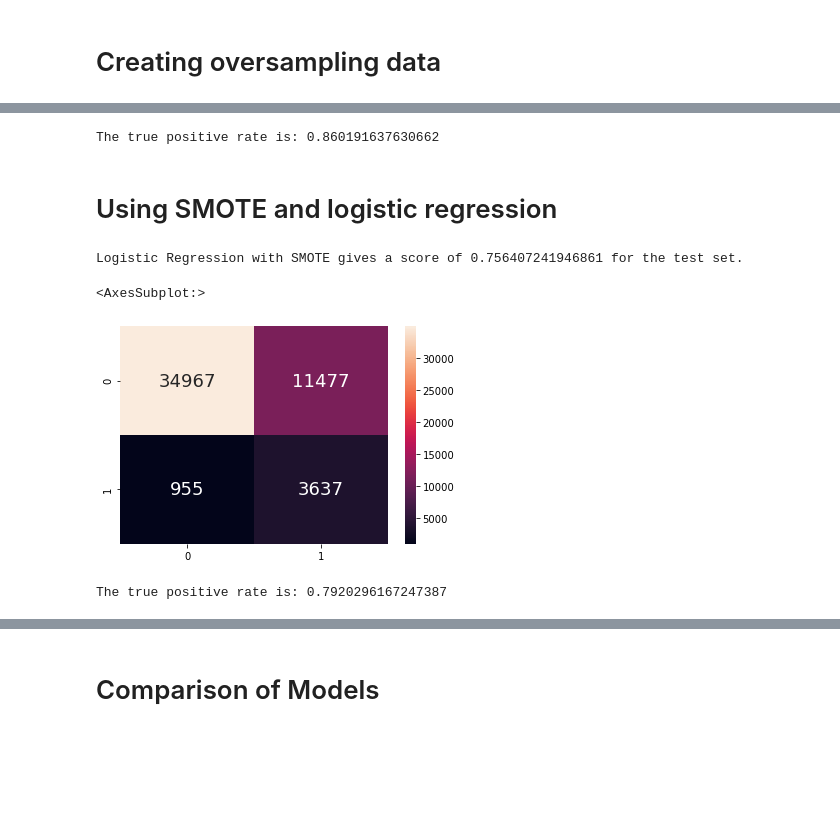
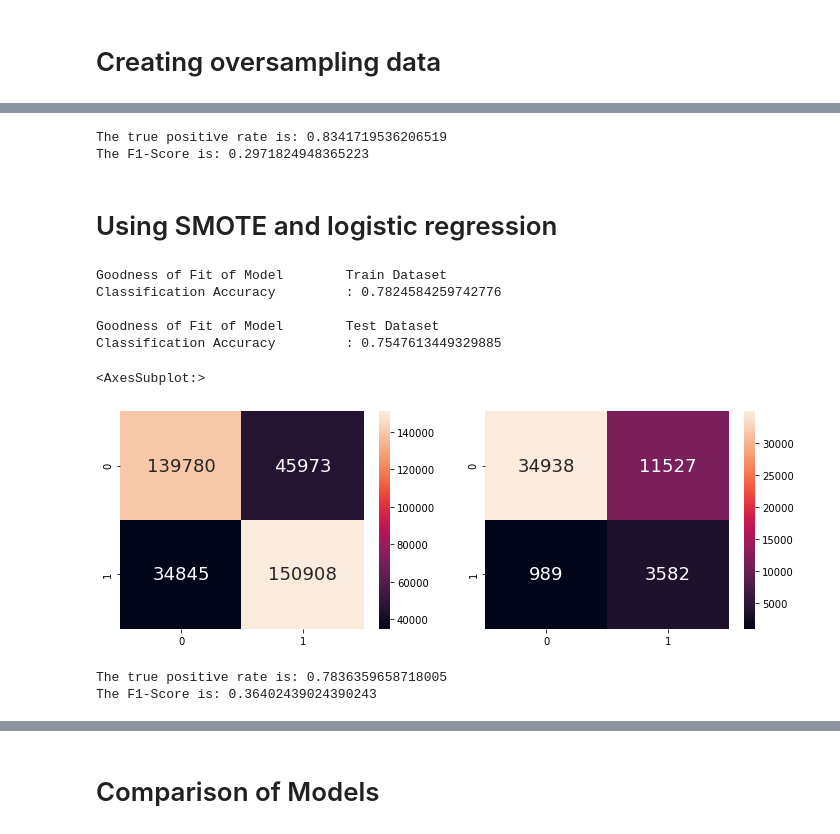
Before and after one commit to crockie/Heart-Disease-Predictor, a Jupyter notebook: DSAIprojectML_V4.ipynb, the cells around one changed output, grey strips where cells are left out. Drawn from its saved outputs; the diff is of its cells as text; code cells hidden in the pictures; blank space fills up the shorter version.

```diff
--- a/DSAIprojectML_V4.ipynb
+++ b/DSAIprojectML_V4.ipynb
@@ -529,9 +608,17 @@ TPR = TP/(TP+FN)
 
 DT_Over_tpr = TPR[1]
 
+Precision = TP/(TP+FP)
+Recall = TP/(TP+FN)
+
+F1_Score = (2*Precision*Recall)/(Precision + Recall)
+F1_DT_Over = F1_Score[1]
+
 print(f"The true positive rate is: {DT_Over_tpr}")
+print(f"The F1-Score is: {F1_DT_Over}")
 # %% [output]
-The true positive rate is: 0.860191637630662
+The true positive rate is: 0.8341719536206519
+The F1-Score is: 0.2971824948365223
 # %% [markdown]
 # Using SMOTE and logistic regression
 # %%
@@ -541,28 +628,46 @@ from sklearn.metrics import accuracy_score, f1_score, confusion_matrix, recall_s
 # %%
 train_predictors = train.iloc[:,1:]
 train_response = train[['HeartDiseaseorAttack']]
 
 test_predictors = test.iloc[:,1:]
 test_response = test[['HeartDiseaseorAttack']]
 
 sm = SMOTE(sampling_strategy = 'minority')
 Xsm_train, ysm_train = sm.fit_resample(train_predictors, train_response)
 
 smote = LogisticRegression(solver='lbfgs', max_iter= 254972).fit(Xsm_train, ysm_train.values.ravel())
 
 smote_pred = smote.predict(X_test)
 
-# Checking accuracy
+
+# Check the Goodness of Fit (on Train Data)
+print("Goodness of Fit of Model \tTrain Dataset")
+print("Classification Accuracy \t:", accuracy_score(ysm_train, smote.predict(Xsm_train)))
+print()
+
+# Check the Goodness of Fit (on Test Data)
+print("Goodness of Fit of Model \tTest Dataset")
 smote_score = accuracy_score(test_response, smote_pred)
-print(f"Logistic Regression with SMOTE gives a score of {smote_score} for the test set.")
-cm_smote = confusion_matrix(test_response, smote_pred)
-sb.heatmap(cm_smote, annot = True, fmt=".0f", annot_kws={"size": 18})
+print("Classification Accuracy \t:", smote_score)
+print()
+
+# Plot the Confusion Matrix for Train and Test
+f, axes = plt.subplots(1, 2, figsize=(12, 4))
+sb.heatmap(confusion_matrix(ysm_train, smote.predict(Xsm_train)),
+           annot = True, fmt=".0f", annot_kws={"size": 18}, ax = axes[0])
+
+LR_smote = confusion_matrix(test_response, smote_pred)
+sb.heatmap(LR_smote, annot = True, fmt=".0f", annot_kws={"size": 18}, ax = axes[1])
 # %% [output]
-Logistic Regression with SMOTE gives a score of 0.756407241946861 for the test set.
+Goodness of Fit of Model        Train Dataset
+Classification Accuracy         : 0.7824584259742776
+
+Goodness of Fit of Model        Test Dataset
+Classification Accuracy         : 0.7547613449329885
 <AxesSubplot:>
-[figure, old version]
+[figure, new version]
 # %%
-CM_test = confusion_matrix(test_response, smote_pred)
+CM_test = LR_smote
 
 FP = CM_test.sum(axis=0) - np.diag(CM_test)
 FN = CM_test.sum(axis=1) - np.diag(CM_test)
@@ -574,5 +679,14 @@ TPR = TP/(TP+FN)
 
 smote_tpr = TPR[1]
 print(f"The true positive rate is: {smote_tpr}")
+
+Precision = TP/(TP+FP)
+Recall = TP/(TP+FN)
+
+F1_Score = (2*Precision*Recall)/(Precision + Recall)
+F1_smoteLR_Over = F1_Score[1]
+
+print(f"The F1-Score is: {F1_smoteLR_Over}")
 # %% [output]
-The true positive rate is: 0.7920296167247387
+The true positive rate is: 0.7836359658718005
+The F1-Score is: 0.36402439024390243
```
Also changed, not shown: parts of 58 cells of this notebook.
